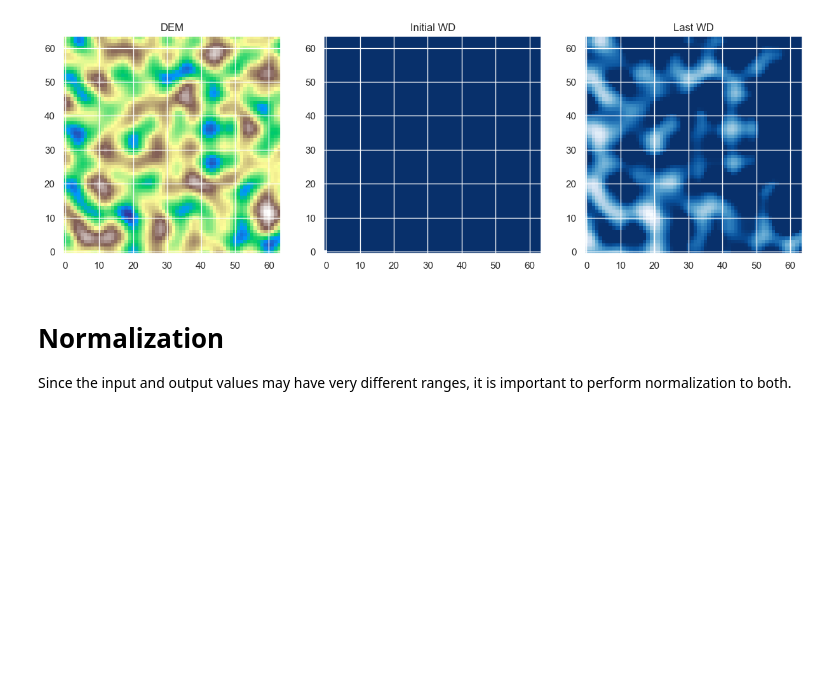
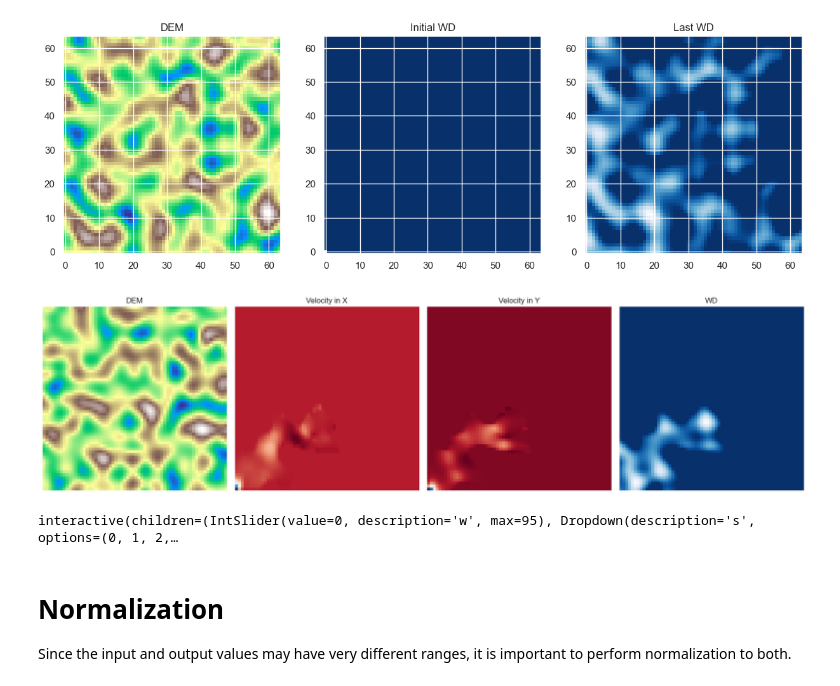
Before and after one commit to SjoCno/Flood-5, a Jupyter notebook: notebooks/dataset.ipynb, the cells around one changed output. Saved outputs shown, nothing was run; the diff lists cells and outputs as text; code cells hidden in the pictures; blank space fills up the shorter version.

Commit message:
dataset changes

```diff
--- a/notebooks/dataset.ipynb
+++ b/notebooks/dataset.ipynb
@@ -106,6 +133,59 @@ axs[2].set_title('Last WD')
 plt.show()
 # %% [output]
 [figure]
+# %%
+def plot_training_data(sample, timestep):
+    fig, axs = plt.subplots(1, 4, figsize=(17,5))
+
+    DEM_0 = train_dataset[sample]['DEM']
+    VX_0 = train_dataset[sample]['VX'][:, timestep]
+    VY_0 = train_dataset[sample]['VY'][:, timestep]
+    WD = train_dataset[sample]['WD'][:, timestep]
+
+    axs[0].imshow(DEM_0.reshape(64,64), cmap='terrain', origin='lower')
+    axs[1].imshow(VX_0.reshape(64,64), cmap='RdBu', origin='lower')
+    axs[2].imshow(VY_0.reshape(64,64), cmap='RdBu', origin='lower')
+    axs[3].imshow(WD.reshape(64,64), cmap='Blues_r', origin='lower')
+
+    for ax in axs:
+        ax.axis('off')
+
+    axs[0].set_title('DEM')
+    axs[1].set_title('Velocity in X')
+    axs[2].set_title('Velocity in Y')
+    axs[3].set_title('WD')
+    plt.tight_layout()
+    plt.show();
+
+plot_training_data(sample=10, timestep=40)
+# %% [output]
+[figure, added]
+# %%
+def plot_update_velocity(w, s):
+    '''
+    Function that creates an interactive plot for the four variables
+    w: Timestep
+    s: Sample
+
+    '''
+    fig, axs = plt.subplots(1, 1, figsize=(10, 5))
+
+    if inp == 'VEL':
+        plt.title('Velocity')
+    else:
+        plt.title('Discharge')
+
+    vel = train_dataset[s][inp][:, w]
+
+    axs.imshow(vel.reshape(64,64), cmap='Blues_r', origin='lower')
+    plt.show()
+#     fig.canvas.draw_idle()
+
+n_sim=80
+inp = 'VEL'
+interact(plot_update_velocity, w=widgets.IntSlider(min=0, max=95, step=1, value=0), s=np.arange(0, n_sim-1));
+# %% [output]
+interactive(children=(IntSlider(value=0, description='w', max=95), Dropdown(description='s', options=(0, 1, 2,…
 # %% [markdown]
 # Normalization
 
```
Also changed, not shown: parts of 9 cells of this notebook.
